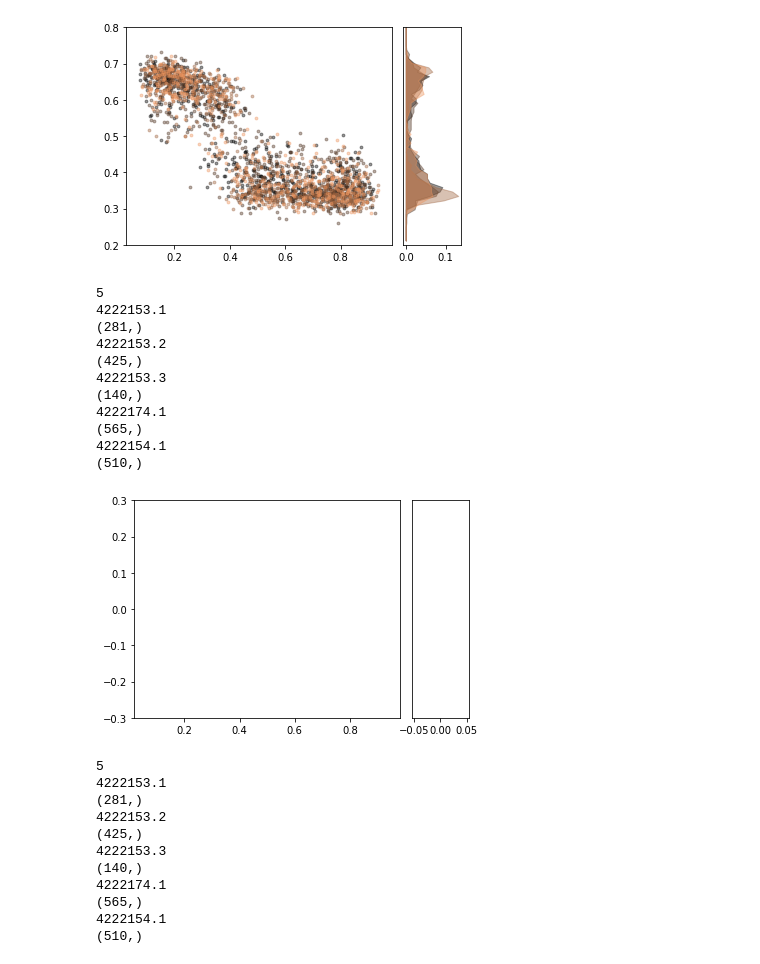
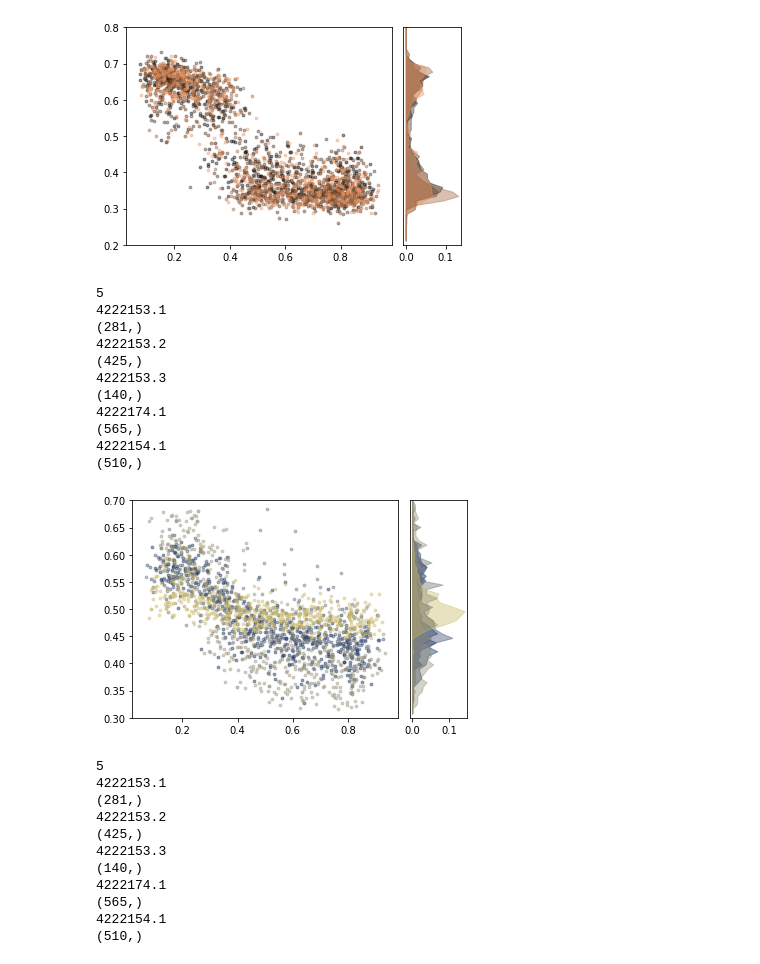
Before and after one commit to GiocomoLab/MightyMorphingPhotonRangers, a Jupyter notebook: SimMats/LogAngleRatioPlots.ipynb, the cells around one changed output. Cells and saved outputs as stored; diff of their text form; code cells hidden in the pictures.

```diff
--- a/SimMats/LogAngleRatioPlots.ipynb
+++ b/SimMats/LogAngleRatioPlots.ipynb
@@ -318,21 +315,21 @@ f.savefig(os.path.join(basedir,'rare_simprob.pdf'),format='pdf')
 [figure]
 # %%
 
-f,ax = plot_LAR(LAR_fam,EM_fam,cmap='cividis',ymin=-.3,ymax=.3)
+f,ax = plot_LAR(LAR_fam,EM_fam,cmap='cividis',ymin=.3,ymax=.7)
 # f.savefig(os.path.join(basedir,'fam_simratio.pdf'),format='pdf')
 # %% [output]
 5
 4222153.1
 (281,)
 4222153.2
 (425,)
 4222153.3
 (140,)
 4222174.1
 (565,)
 4222154.1
 (510,)
-[figure, old version]
+[figure, new version]
 # %%
 prob_fam = {}
 for k in LAR_fam.keys():
```
Also changed, not shown: parts of 17 cells of this notebook, 1 other file.
